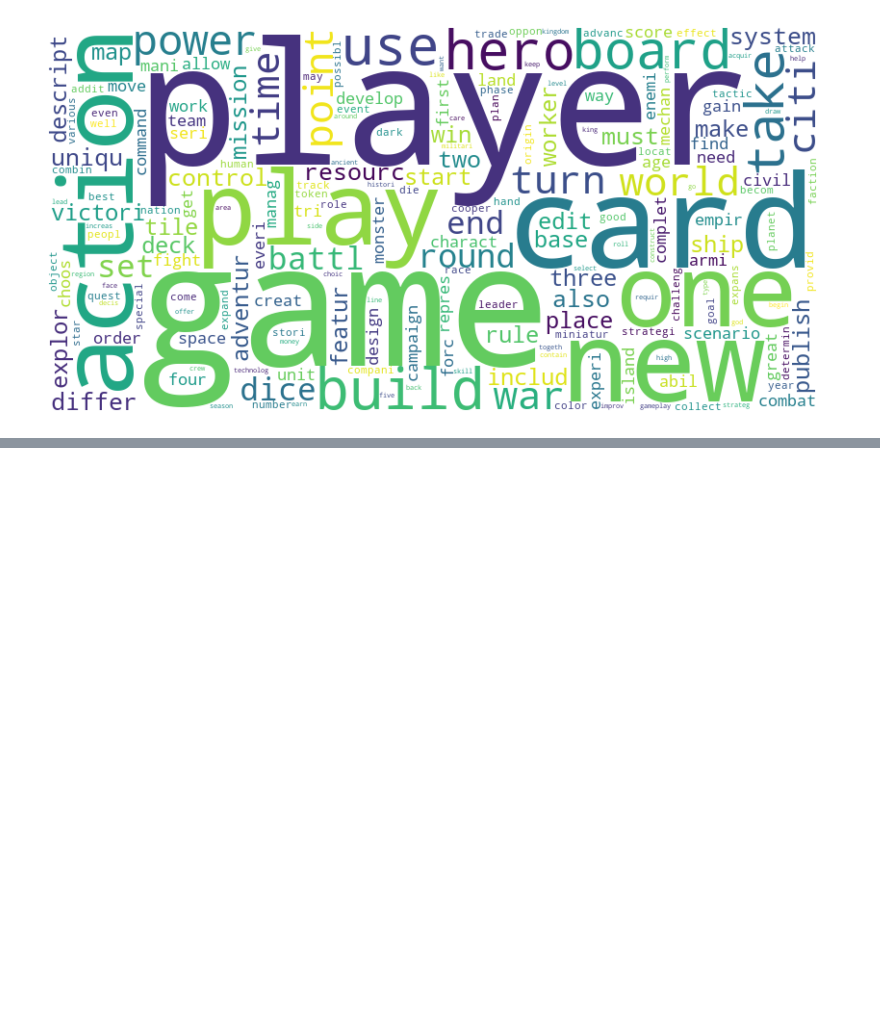
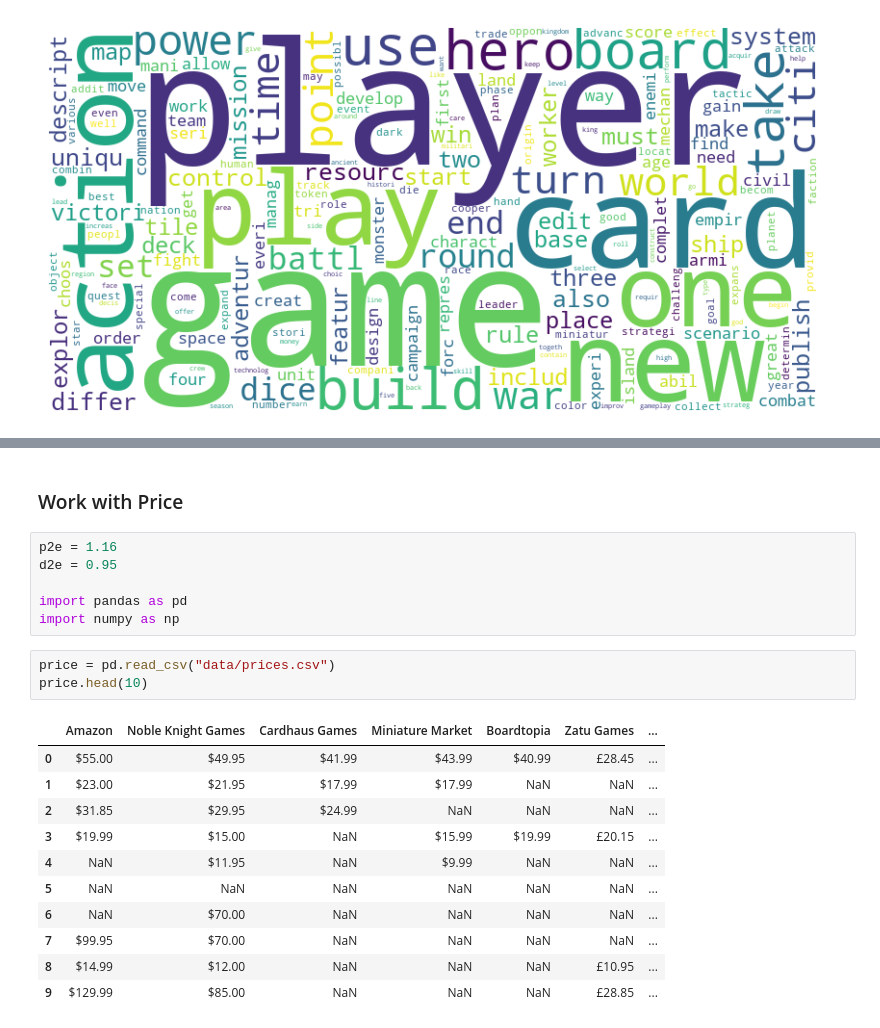
Before and after one commit to plexixx/Board-Game-Recommendator, a Jupyter notebook: description.ipynb, the cells around one changed output, grey strips where cells are left out. Cells and saved outputs as stored; diff of their text form; blank space fills up the shorter version.

Commit message:
Add analysis of price and mechanic.

```diff
--- a/description.ipynb
+++ b/description.ipynb
@@ -264,0 +399,23 @@ plt.show()
+# %% [markdown]
+### Work with Price
+# %%
+p2e = 1.16
+d2e = 0.95
+
+import pandas as pd
+import numpy as np
+# %%
+price = pd.read_csv("data/prices.csv")
+price.head(10)
+# %% [output]
+|  | Amazon | Noble Knight Games | Cardhaus Games | Miniature Market | Boardtopia | Zatu Games | ... |
+| 0 | $55.00 | $49.95 | $41.99 | $43.99 | $40.99 | £28.45 | ... |
+| 1 | $23.00 | $21.95 | $17.99 | $17.99 | NaN | NaN | ... |
+| 2 | $31.85 | $29.95 | $24.99 | NaN | NaN | NaN | ... |
+| 3 | $19.99 | $15.00 | NaN | $15.99 | $19.99 | £20.15 | ... |
+| 4 | NaN | $11.95 | NaN | $9.99 | NaN | NaN | ... |
+| 5 | NaN | NaN | NaN | NaN | NaN | NaN | ... |
+| 6 | NaN | $70.00 | NaN | NaN | NaN | NaN | ... |
+| 7 | $99.95 | $70.00 | NaN | NaN | NaN | NaN | ... |
+| 8 | $14.99 | $12.00 | NaN | NaN | NaN | £10.95 | ... |
+| 9 | $129.99 | $85.00 | NaN | NaN | NaN | £28.85 | ... |
```
Also changed, not shown: parts of 13 cells of this notebook.
